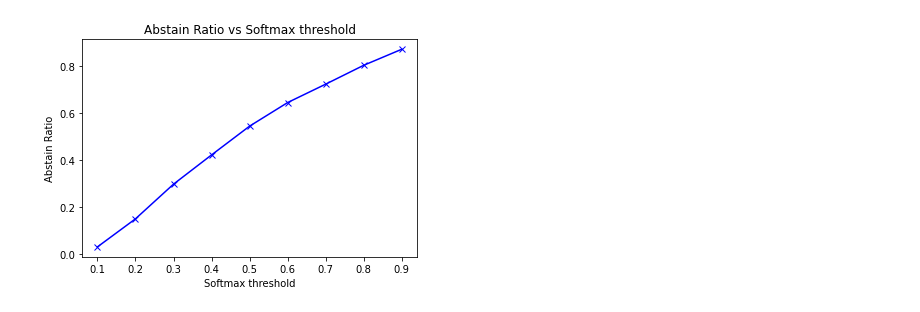
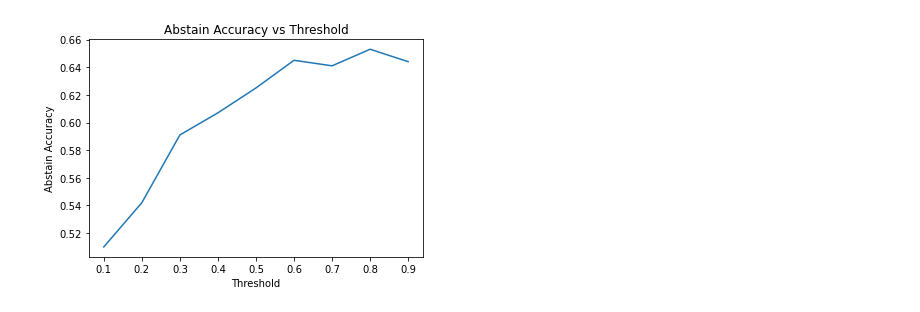
Before and after one commit to tanushreebanerjee/iw-spring-23, a Jupyter notebook: utils/abstain_softmax_thresholding.ipynb, the cells around one changed output. Cells and saved outputs as stored; diff of their text form; code cells hidden in the pictures.

```diff
--- a/utils/abstain_softmax_thresholding.ipynb
+++ b/utils/abstain_softmax_thresholding.ipynb
@@ -23,9 +41,8 @@ Unsupported number of image dimensions: 2 ==> Skipping this image
 # %%
 abstain_ratio_dict = {}
 for threshold in np.arange(0.1, 1.0, 0.1):
-
+    threshold = round(threshold,1)
     thresholded_model_outputs = get_thresholded_output(original_model_outputs, softmax_outputs, threshold=threshold)
-
     val_df[f'thresholded_model_outputs_{threshold}'] = thresholded_model_outputs
 
     abstain_ratio_dict[threshold] = len(val_df[val_df[f'thresholded_model_outputs_{threshold}'] == "ABSTAIN"]) / len(val_df)
@@ -43,0 +61,18 @@ Abstain ratio for threshold 0.9 is 0.87
+# %%
+# create results file in required format
+val_df = pd.read_csv(configs.output_path, index_col=False)
+
+results = []
+for threshold in np.arange(0.1, 1.0, 0.1):
+    threshold = round(threshold,1)
+    for index, row in val_df.iterrows():
+        question_id = row['question_id']
+        answer = row[f'thresholded_model_outputs_{threshold}']
+        result = {"question_id": question_id, "answer": answer}
+        results.append(result)
+
+    # store results in json file
+
+    resFile = '%s/Results/%s%s_%s_%s_results_%s.json' %(configs.dataDir, configs.versionType, configs.taskType,
+                                                        configs.dataType, configs.dataSubType, threshold)
+    json.dump(results, open(resFile, 'w'))
@@ -43,0 +116,2 @@ Abstain ratio for threshold 0.9 is 0.87
+# %%
+accuracy_dict, abstain_acc_dict, abstain_y_true_dict, abstain_y_pred_dict = get_eval_dicts(val_df)
@@ -44,10 +174,8 @@ Abstain ratio for threshold 0.9 is 0.87
 # %%
-threshold_vals = list(abstain_ratio_dict.keys())
-abstain_ratio_vals = list(abstain_ratio_dict.values())
-plt.plot(threshold_vals, abstain_ratio_vals, 'b-x')
-plt.xlabel("Softmax threshold")
-plt.ylabel("Abstain Ratio")
-plt.title("Abstain Ratio vs Softmax threshold")
+plt.plot(list(abstain_acc_dict.keys()), list(abstain_acc_dict.values()), label="Abstain Accuracy")
+plt.xlabel("Threshold")
+plt.ylabel("Abstain Accuracy")
+plt.title("Abstain Accuracy vs Threshold")
 plt.show()
 # %% [output]
-[figure, old version]
+[figure, new version]
```
Also changed, not shown: parts of 15 cells of this notebook, 6 other files.
